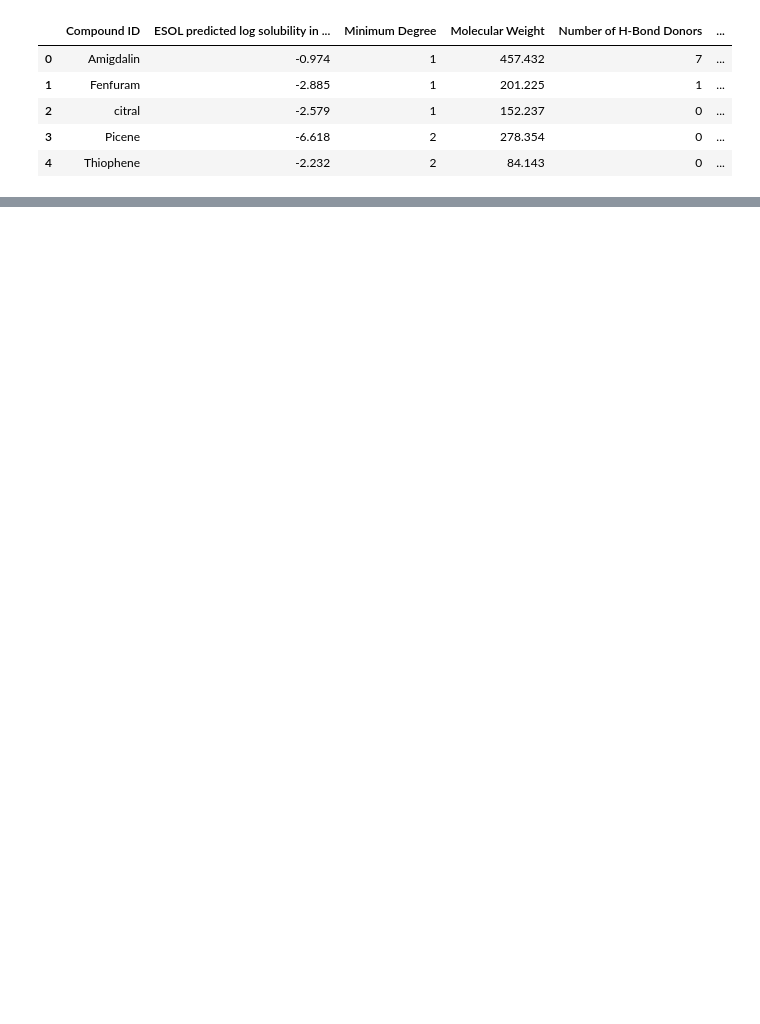
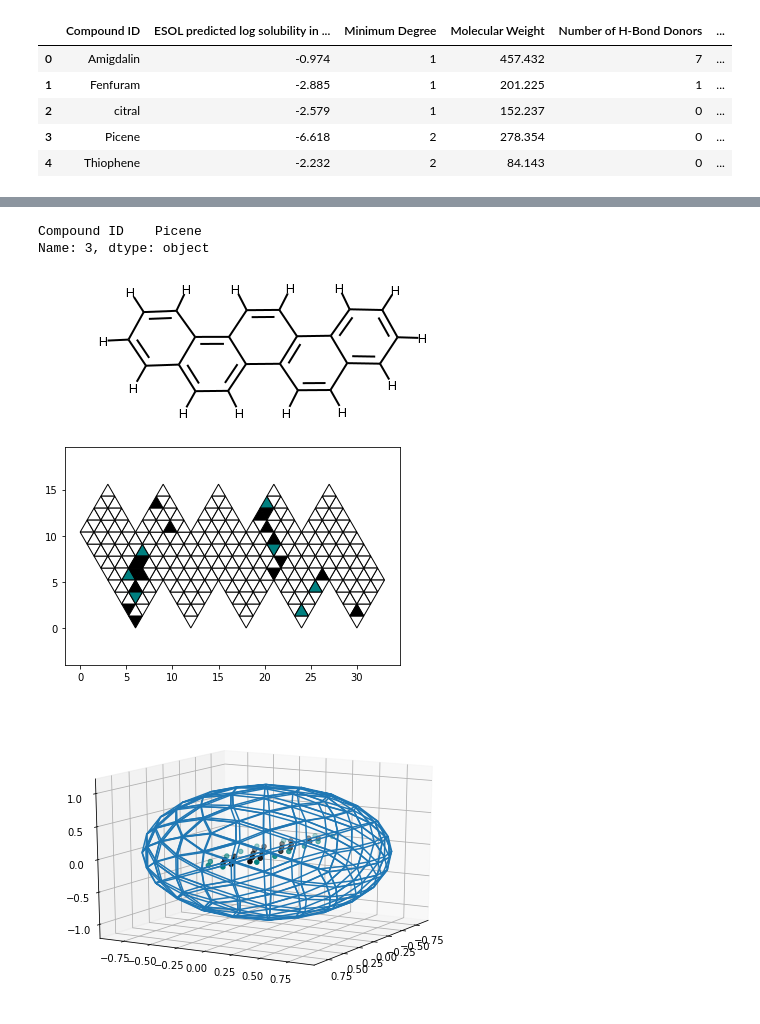
Before and after one commit to ellagale/ICO, a Jupyter notebook: Create_Delaney_Dataset.ipynb, the cells around one changed output, grey strips where cells are left out. Drawn from its saved outputs; the diff is of its cells as text; code cells hidden in the pictures; blank space fills up the shorter version.

```diff
--- a/Create_Delaney_Dataset.ipynb
+++ b/Create_Delaney_Dataset.ipynb
@@ -71,0 +78,19 @@ Name: 3, dtype: object
+# %%
+idx=0
+print(df[['Compound ID']].iloc[idx])
+# This optimises and does adds Hs, also rotates and centers the molecule
+m=Molecule(df[['smiles']].iloc[idx][0])
+# creates the ico projection object
+i = Ico(m,2)
+# draws a 2D unfolding
+i.draw2D()
+# draws a 3D unfolding
+i.draw3D()
+# gives the chemical structure in standard format
+m.molecule
+# %% [output]
+Compound ID    Picene
+Name: 3, dtype: object
+[figure, added]
+[figure, added]
+[figure, added]
```
Also changed, not shown: parts of 21 cells of this notebook, 5 other files.
